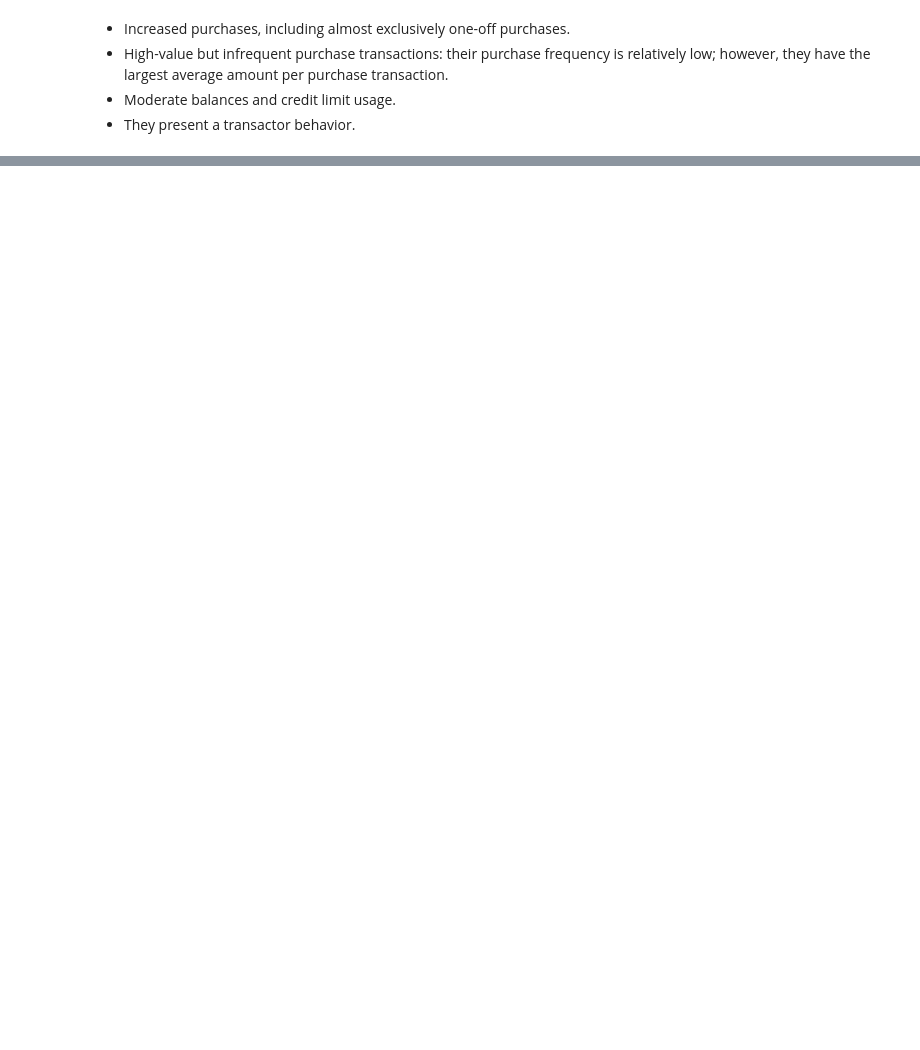
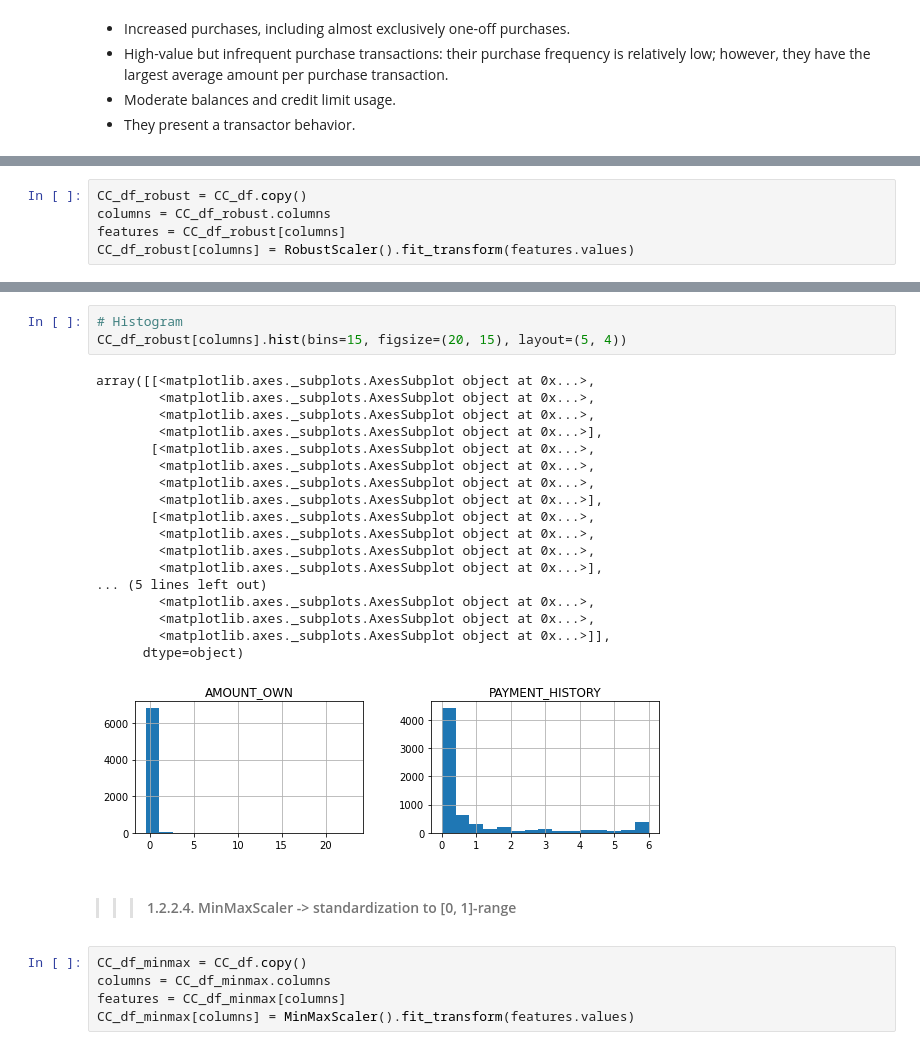
Before and after one commit to DinaZakaria/Credit-Card-Segmentation, a Jupyter notebook: ML2_Project_V04.ipynb, the cells around one changed output, grey strips where cells are left out. Cells and saved outputs as stored; diff of their text form; blank space fills up the shorter version.

```diff
--- a/ML2_Project_V04.ipynb
+++ b/ML2_Project_V04.ipynb
@@ -1518,0 +1608,5 @@ relatively low; however, they have the largest average amount per purchase trans
+# %%
+CC_df_robust = CC_df.copy()
+columns = CC_df_robust.columns
+features = CC_df_robust[columns]
+CC_df_robust[columns] = RobustScaler().fit_transform(features.values)
@@ -1518,0 +1619,29 @@ relatively low; however, they have the largest average amount per purchase trans
+# %%
+# Histogram
+CC_df_robust[columns].hist(bins=15, figsize=(20, 15), layout=(5, 4))
+# %% [output]
+array([[<matplotlib.axes._subplots.AxesSubplot object at 0x...>,
+        <matplotlib.axes._subplots.AxesSubplot object at 0x...>,
+        <matplotlib.axes._subplots.AxesSubplot object at 0x...>,
+        <matplotlib.axes._subplots.AxesSubplot object at 0x...>],
+       [<matplotlib.axes._subplots.AxesSubplot object at 0x...>,
+        <matplotlib.axes._subplots.AxesSubplot object at 0x...>,
+        <matplotlib.axes._subplots.AxesSubplot object at 0x...>,
+        <matplotlib.axes._subplots.AxesSubplot object at 0x...>],
+       [<matplotlib.axes._subplots.AxesSubplot object at 0x...>,
+        <matplotlib.axes._subplots.AxesSubplot object at 0x...>,
+        <matplotlib.axes._subplots.AxesSubplot object at 0x...>,
+        <matplotlib.axes._subplots.AxesSubplot object at 0x...>],
+... (5 lines left out)
+        <matplotlib.axes._subplots.AxesSubplot object at 0x...>,
+        <matplotlib.axes._subplots.AxesSubplot object at 0x...>,
+        <matplotlib.axes._subplots.AxesSubplot object at 0x...>]],
+      dtype=object)
+[figure, added]
+# %% [markdown]
+>>> #### 1.2.2.4. MinMaxScaler ->  standardization to [0, 1]-range
+# %%
+CC_df_minmax = CC_df.copy()
+columns = CC_df_minmax.columns
+features = CC_df_minmax[columns]
+CC_df_minmax[columns] = MinMaxScaler().fit_transform(features.values)
```
Also changed, not shown: parts of 170 cells of this notebook.
